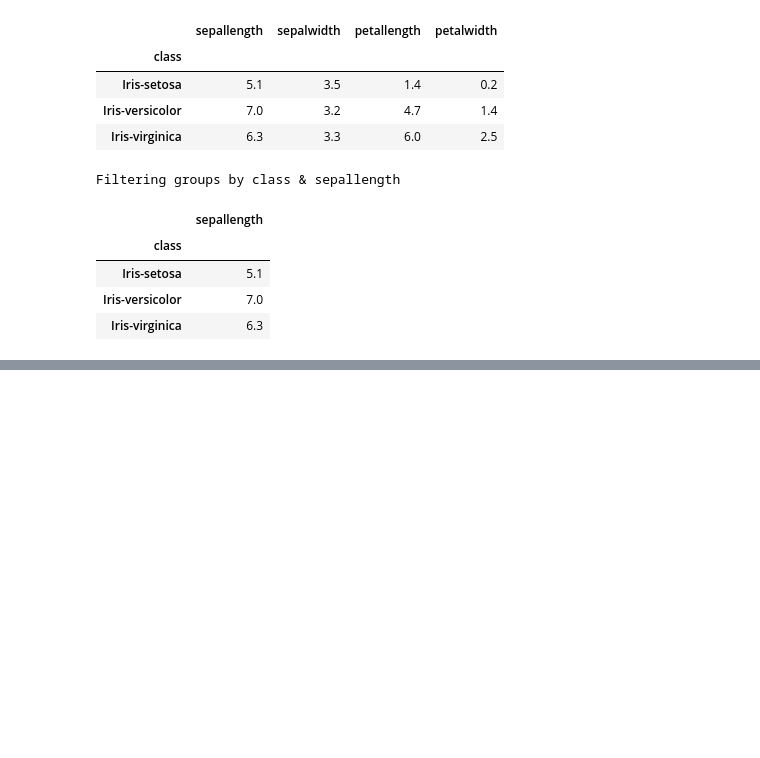
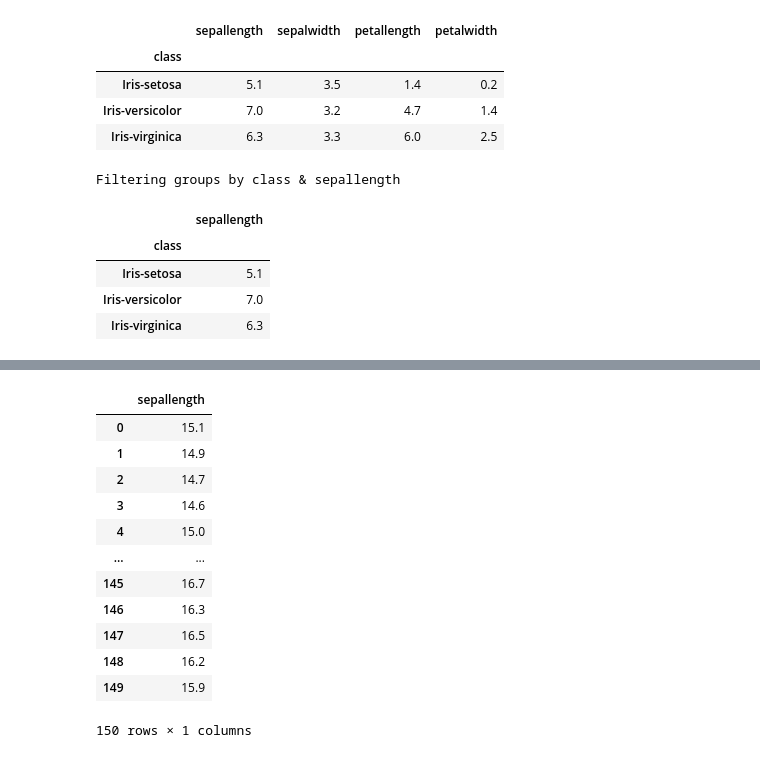
Before and after one commit to kbuksa/data-analysis-project, a Jupyter notebook: library-practice/pandas_start.ipynb, the cells around one changed output, grey strips where cells are left out. Saved outputs shown, nothing was run; the diff lists cells and outputs as text; code cells hidden in the pictures; blank space fills up the shorter version.

```diff
--- a/library-practice/pandas_start.ipynb
+++ b/library-practice/pandas_start.ipynb
@@ -138,0 +168,11 @@ Filtering groups by class & sepallength
+# %%
+# read csv file
+data = pd.read_csv("Iris_csv.csv")
+
+# display whole original table
+print("Original table: ")
+display(data)
+
+group1 = data.groupby("class")
+agg_sum = group1.aggregate(np.sum)
+print("Table grouped by class & aggregated by sum: \n", agg_sum)
@@ -138,0 +200,20 @@ Filtering groups by class & sepallength
+# %%
+def add_10(x):
+    return x + 10
+
+filt_sepallen = data.filter(["class", "sepallength"]).groupby("class")
+filt_sepallen.transform(add_10)
+# %% [output]
+|  | sepallength |
+| 0 | 15.1 |
+| 1 | 14.9 |
+| 2 | 14.7 |
+| 3 | 14.6 |
+| 4 | 15.0 |
+| ... | ... |
+| 145 | 16.7 |
+| 146 | 16.3 |
+| 147 | 16.5 |
+| 148 | 16.2 |
+| 149 | 15.9 |
+150 rows × 1 columns
```
Also changed, not shown: parts of 27 cells of this notebook.
